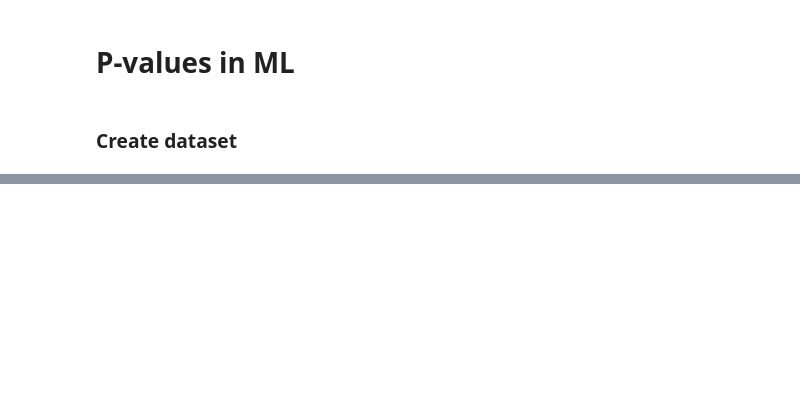
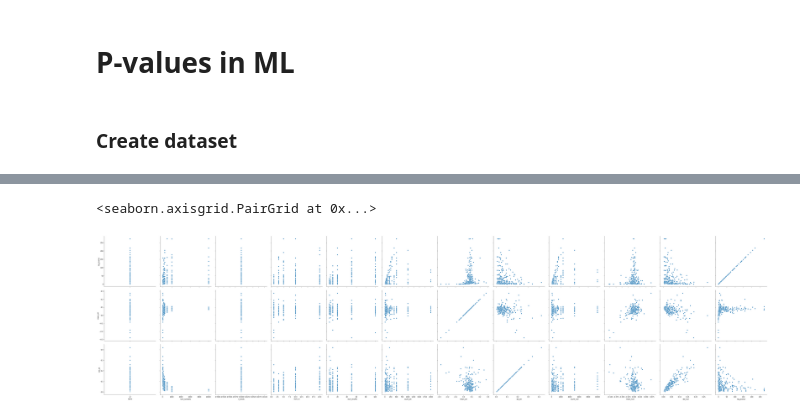
Before and after one commit to pcingola/NeuralNets, a Jupyter notebook: mlgen/p_values_ml.ipynb, the cells around one changed output, grey strips where cells are left out. Saved outputs shown, nothing was run; the diff lists cells and outputs as text; code cells hidden in the pictures; blank space fills up the shorter version.

```diff
--- a/mlgen/p_values_ml.ipynb
+++ b/mlgen/p_values_ml.ipynb
@@ -351,0 +235,10 @@ pvals_df.tail(20)
+# %%
+dfx = pvals_df[pvals_df.name == var].copy()
+
+x = np.log(dfx.count_alt * dfx.num_samples) / np.log(10)
+y = -np.log(dfx.p_value)/np.log(10)
+
+dfx['log_pvalue'] = y
+dfx.drop('p_value', axis=1, inplace=True)
+
+dfx.head(10)
@@ -351,0 +257,5 @@ pvals_df.tail(20)
+# %%
+sb.pairplot(dfx, x_vars=list(dfx.columns), y_vars=['log_pvalue', 'mean_alt', 'std_alt'], height=5, kind='scatter', diag_kind='kde')
+# %% [output]
+<seaborn.axisgrid.PairGrid at 0x...>
+[figure, added]
```
Also changed, not shown: parts of 24 cells of this notebook.
